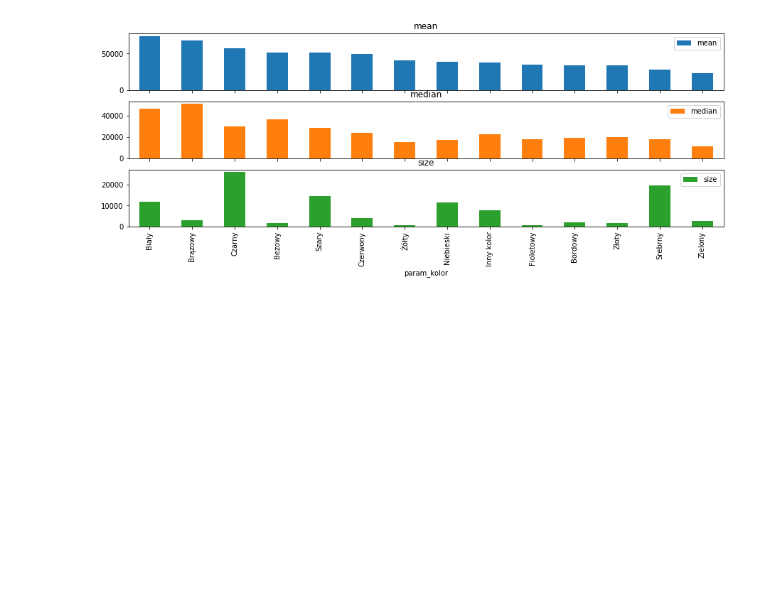
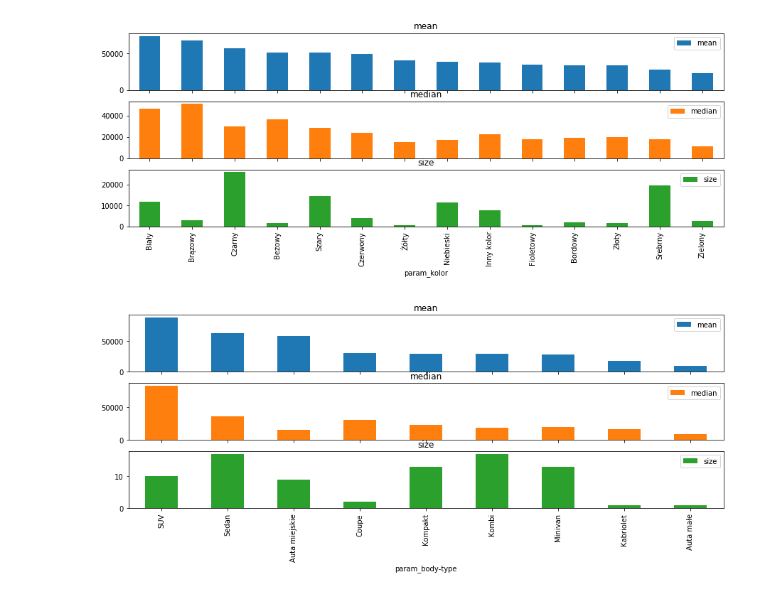
Before and after one commit to marqsmax/dw_matrix, a Jupyter notebook: matrix_two/matrix2_day2_visualisation.ipynb, the cells around one changed output. Cells and saved outputs as stored; diff of their text form; code cells hidden in the pictures; blank space fills up the shorter version.

Commit message:
New visualisation by body-type

```diff
--- a/matrix_two/matrix2_day2_visualisation.ipynb
+++ b/matrix_two/matrix2_day2_visualisation.ipynb
@@ -122,3 +122,7 @@ group_and_barplot('param_kraj-pochodzenia', feat_sort='size');
 group_and_barplot('param_kolor', feat_sort='mean');
 # %% [output]
 [figure]
+# %%
+group_and_barplot('param_body-type', feat_sort='mean');
+# %% [output]
+[figure, added]
```
